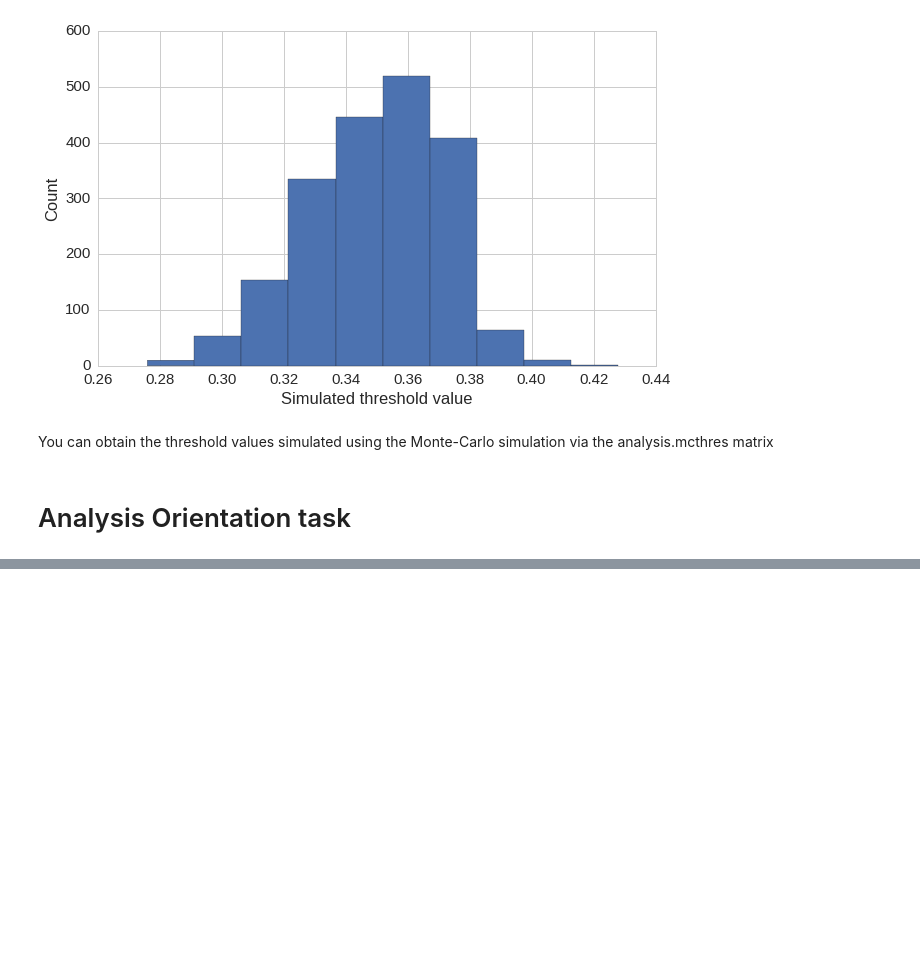
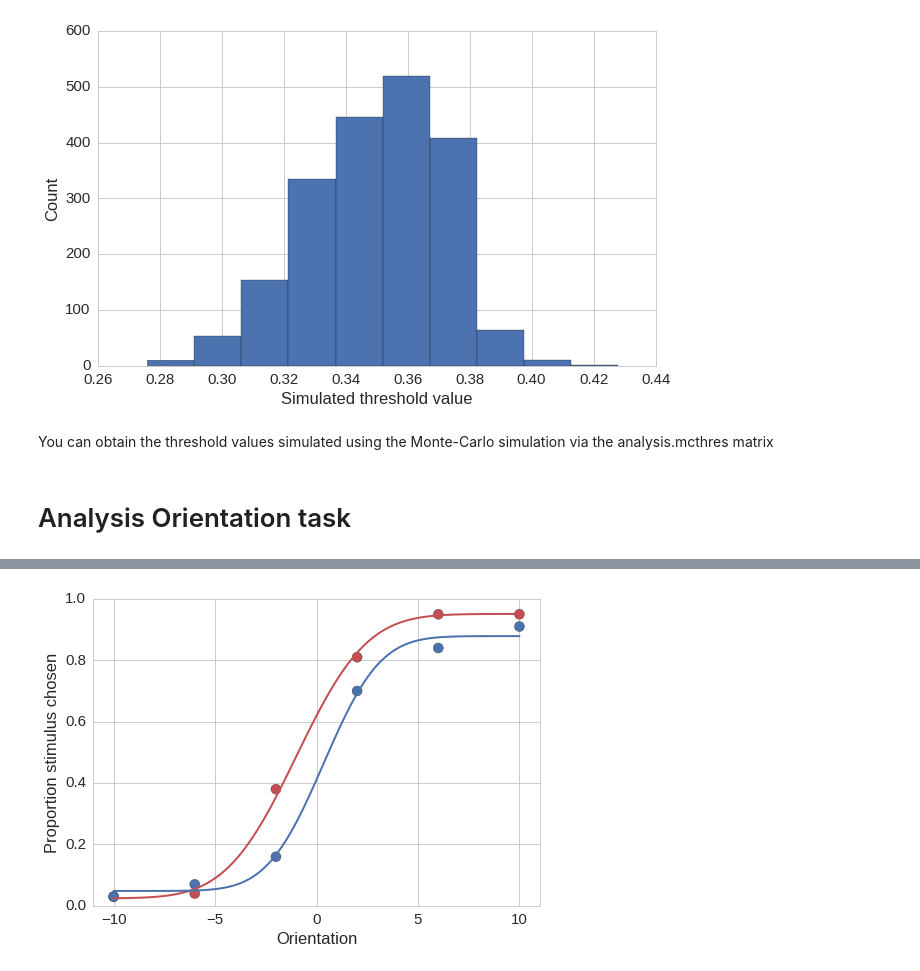
Before and after one commit to hoenir/DiNoASD, a Jupyter notebook: analysis/AnalysisDiNoASD.ipynb, the cells around one changed output, grey strips where cells are left out. Cells and saved outputs as stored; diff of their text form; code cells hidden in the pictures; blank space fills up the shorter version.

```diff
--- a/analysis/AnalysisDiNoASD.ipynb
+++ b/analysis/AnalysisDiNoASD.ipynb
@@ -1162,0 +1141,8 @@ for s in ss:
+# %%
+psiplot.plotPMF(pfit_results[0], color='r', linewidth=2);
+psiplot.plotPMF(pfit_results[1], color='b', linewidth=2);
+plt.axis((-11, 11, 0, 1));
+plt.xlabel('Orientation')
+plt.ylabel('Proportion stimulus chosen');
+# %% [output]
+[figure, added]
```
Also changed, not shown: parts of 7 cells of this notebook, 1 other file.
